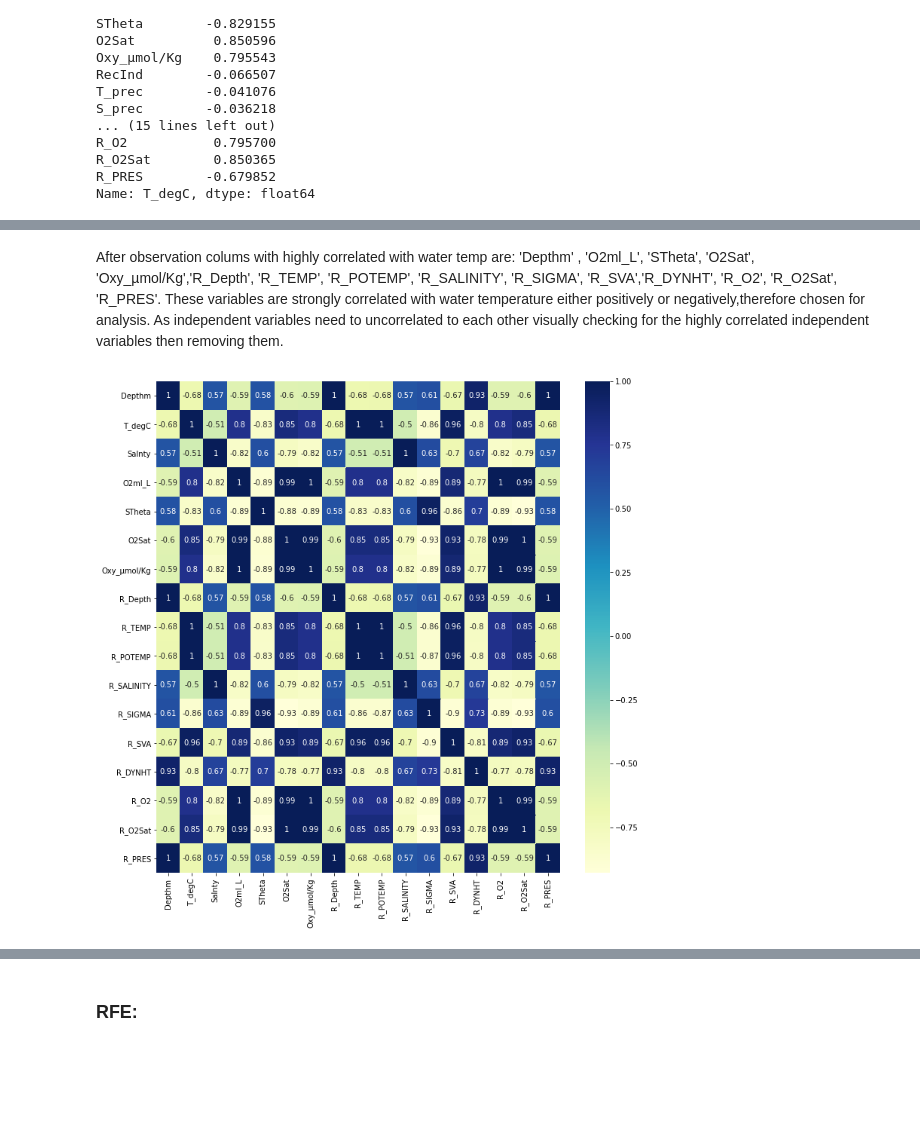
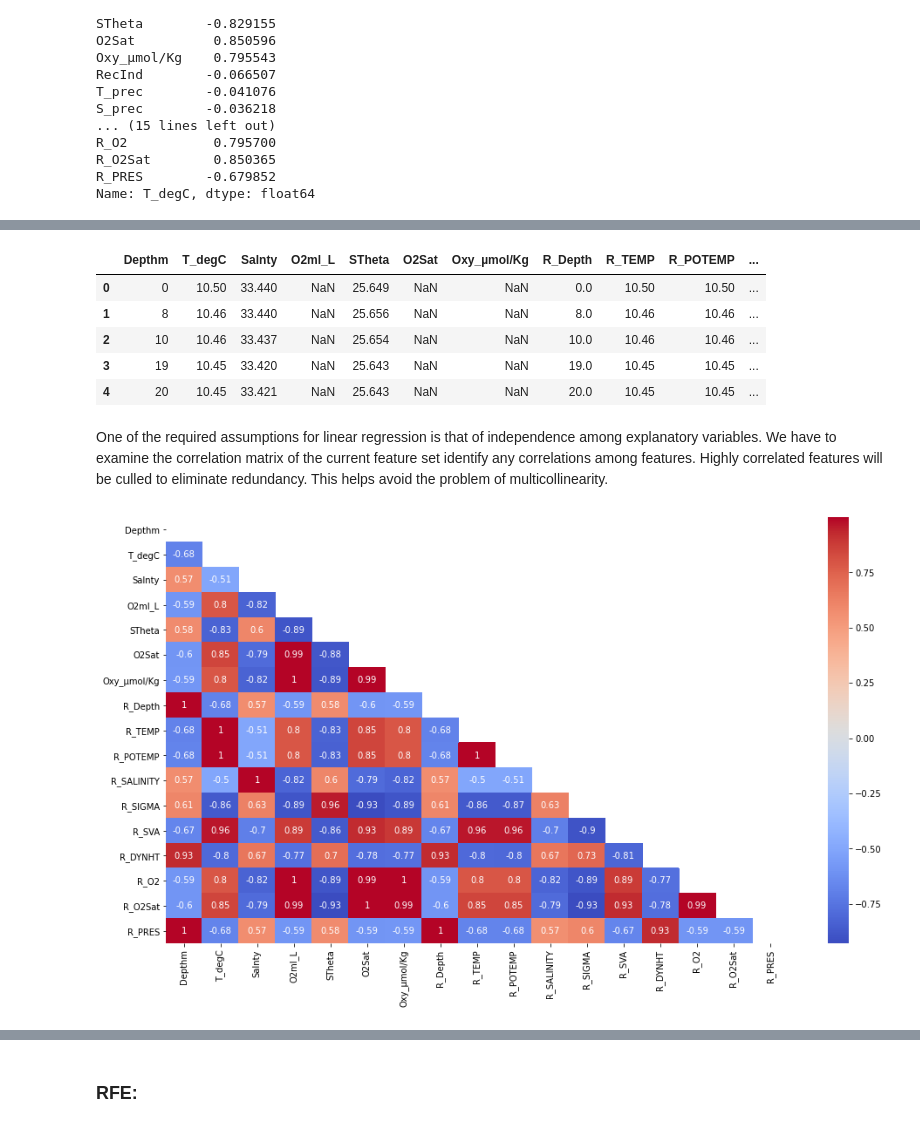
Before and after one commit to lilla-b/Week-14-Homework, a Jupyter notebook: Week_14_HW.ipynb, the cells around one changed output, grey strips where cells are left out. Saved outputs shown, nothing was run; the diff lists cells and outputs as text; code cells hidden in the pictures; blank space fills up the shorter version.

```diff
--- a/Week_14_HW.ipynb
+++ b/Week_14_HW.ipynb
@@ -143,8 +153,10 @@ R_O2           0.795700
 R_O2Sat        0.850365
 R_PRES        -0.679852
 Name: T_degC, dtype: float64
-# %%
-# Drop all the variables that are least correlated (less than 0.4) WHY DID I cHOOSE THIS CRITERION
-
-bottle.drop(['Cst_Cnt', 'Btl_Cnt','RecInd', 'T_prec', 'S_prec', 'P_qual',
-       'Chlqua', 'Phaqua', 'NH3q', 'C14A1q', 'C14A2q', 'DarkAq', 'MeanAq'],axis=1,inplace=True)
+# %%
+# Visualizing...
+
+plt.figure(figsize=(12,10))
+cor = bottle.corr()
+sns.heatmap(cor, annot=True, cmap=plt.cm.Reds)
+plt.show()
@@ -150,0 +165,9 @@ bottle.drop(['Cst_Cnt', 'Btl_Cnt','RecInd', 'T_prec', 'S_prec', 'P_qual',
+# %%
+# Correlation with response variable, T_degC
+
+cor_response = abs(cor['T_degC'])
+
+# Selecting highly correlated features (correlations exceed |0.5|)
+
+relevant_features = cor_response[cor_response>0.5]
+relevant_features
@@ -151,16 +193,27 @@ bottle.drop(['Cst_Cnt', 'Btl_Cnt','RecInd', 'T_prec', 'S_prec', 'P_qual',
+# %%
+# Drop columns not in this set
+
+bottle.drop(columns=[col for col in bottle if col not in relevant_features], inplace=True)
+bottle.head()
+# %% [output]
+|  | Depthm | T_degC | Salnty | O2ml_L | STheta | O2Sat | Oxy_µmol/Kg | R_Depth | R_TEMP | R_POTEMP | ... |
+| 0 | 0 | 10.50 | 33.440 | NaN | 25.649 | NaN | NaN | 0.0 | 10.50 | 10.50 | ... |
+| 1 | 8 | 10.46 | 33.440 | NaN | 25.656 | NaN | NaN | 8.0 | 10.46 | 10.46 | ... |
+| 2 | 10 | 10.46 | 33.437 | NaN | 25.654 | NaN | NaN | 10.0 | 10.46 | 10.46 | ... |
+| 3 | 19 | 10.45 | 33.420 | NaN | 25.643 | NaN | NaN | 19.0 | 10.45 | 10.45 | ... |
+| 4 | 20 | 10.45 | 33.421 | NaN | 25.643 | NaN | NaN | 20.0 | 10.45 | 10.45 | ... |
 # %% [markdown]
-After observation colums with highly correlated with water temp are: 'Depthm' , 'O2ml_L', 'STheta', 'O2Sat', 'Oxy_µmol/Kg','R_Depth', 'R_TEMP', 'R_POTEMP', 'R_SALINITY', 'R_SIGMA', 'R_SVA','R_DYNHT', 'R_O2', 'R_O2Sat', 'R_PRES'.
-These variables are strongly correlated with water temperature either positively or negatively,therefore chosen for analysis.
-As independent variables need to uncorrelated to each other visually checking for the highly correlated independent variables then removing them.
+One of the required assumptions for linear regression is that of independence among explanatory variables.  We have to examine the correlation matrix of the current feature set identify any correlations among features. Highly correlated features will be culled to eliminate redundancy. This helps avoid the problem of multicollinearity.
 # %%
-# Observing relation between independent variables:
-bottle_indep= bottle.copy()
-bottle_indep
-bottle_indep.drop('T_degC',axis=1)
+# Examining 'independence' among features by looking at their correlations:
 
-fig,ax = plt.subplots(figsize=(12, 12))
-sns.heatmap(bottle_indep.corr(), annot=True, cmap="YlGnBu")
-plt.show()
+plt.figure(figsize=(16,9))
+
+corr_mx = bottle.corr() # correlation matrix
+
+matrix = np.triu(corr_mx) # take upper correlation matrix
+
+sns.heatmap(corr_mx, mask=matrix, annot=True, cmap="coolwarm");
 # %% [output]
-[figure, old version]
+[figure, new version]
 # %% [markdown]
```
Also changed, not shown: parts of 68 cells of this notebook.
